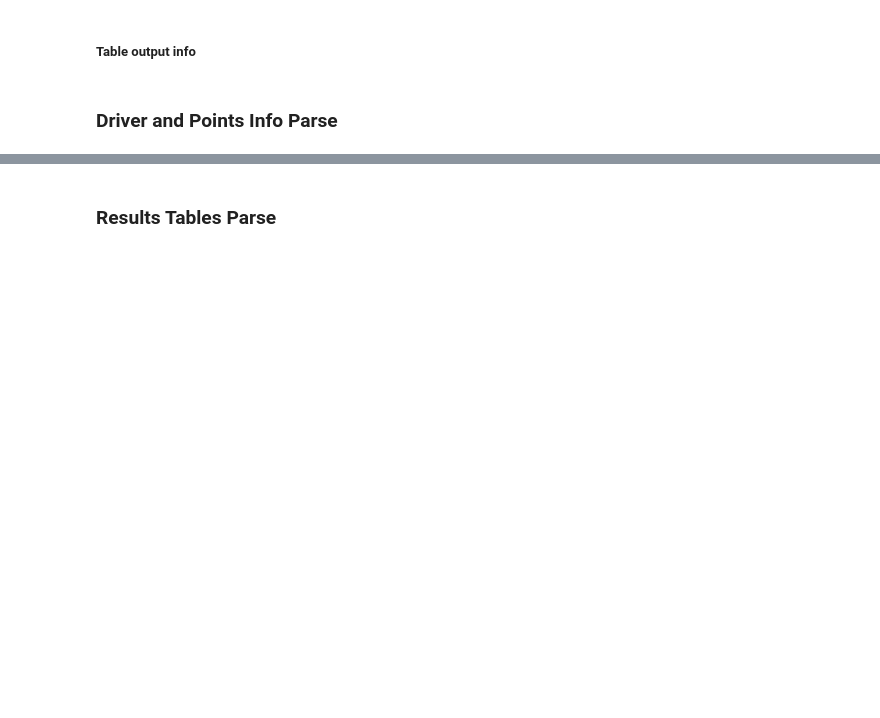
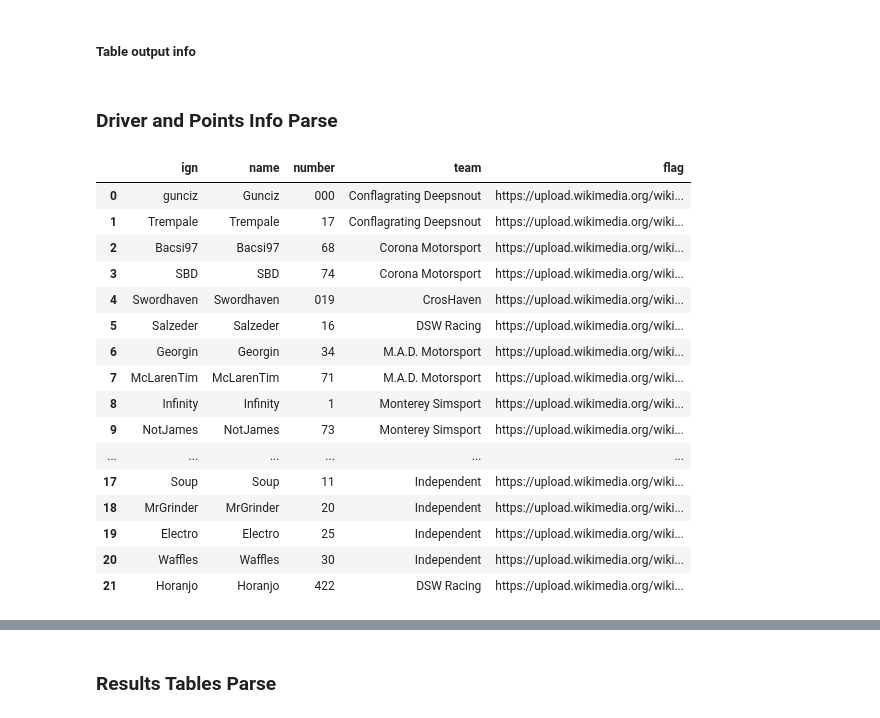
Before and after one commit to denniscfeng/simresults-to-table, a Jupyter notebook: ResultsToTable.ipynb, the cells around one changed output, grey strips where cells are left out. Cells and saved outputs as stored; diff of their text form; code cells hidden in the pictures; blank space fills up the shorter version.

```diff
--- a/ResultsToTable.ipynb
+++ b/ResultsToTable.ipynb
@@ -42,5 +42,24 @@ output_file = "{}/{}/wiki_tables.txt".format(series_directory, race_directory)
 simresults_url = "https://simresults.net/{}".format(simresults_code)
 # %%
 drivers_table = pd.read_csv(drivers_table_file, dtype=object)
+display(drivers_table)
+# %% [output]
+|  | ign | name | number | team | flag |
+| 0 | gunciz | Gunciz | 000 | Conflagrating Deepsnout | https://upload.wikimedia.org/wiki... |
+| 1 | Trempale | Trempale | 17 | Conflagrating Deepsnout | https://upload.wikimedia.org/wiki... |
+| 2 | Bacsi97 | Bacsi97 | 68 | Corona Motorsport | https://upload.wikimedia.org/wiki... |
+| 3 | SBD | SBD | 74 | Corona Motorsport | https://upload.wikimedia.org/wiki... |
+| 4 | Swordhaven | Swordhaven | 019 | CrosHaven | https://upload.wikimedia.org/wiki... |
+| 5 | Salzeder | Salzeder | 16 | DSW Racing | https://upload.wikimedia.org/wiki... |
+| 6 | Georgin | Georgin | 34 | M.A.D. Motorsport | https://upload.wikimedia.org/wiki... |
+| 7 | McLarenTim | McLarenTim | 71 | M.A.D. Motorsport | https://upload.wikimedia.org/wiki... |
+| 8 | Infinity | Infinity | 1 | Monterey Simsport | https://upload.wikimedia.org/wiki... |
+| 9 | NotJames | NotJames | 73 | Monterey Simsport | https://upload.wikimedia.org/wiki... |
+| ... | ... | ... | ... | ... | ... |
+| 17 | Soup | Soup | 11 | Independent | https://upload.wikimedia.org/wiki... |
+| 18 | MrGrinder | MrGrinder | 20 | Independent | https://upload.wikimedia.org/wiki... |
+| 19 | Electro | Electro | 25 | Independent | https://upload.wikimedia.org/wiki... |
+| 20 | Waffles | Waffles | 30 | Independent | https://upload.wikimedia.org/wiki... |
+| 21 | Horanjo | Horanjo | 422 | DSW Racing | https://upload.wikimedia.org/wiki... |
 # %%
 points_table = pd.read_csv(points_table_file, dtype=object)
```
Also changed, not shown: parts of 9 cells of this notebook.
